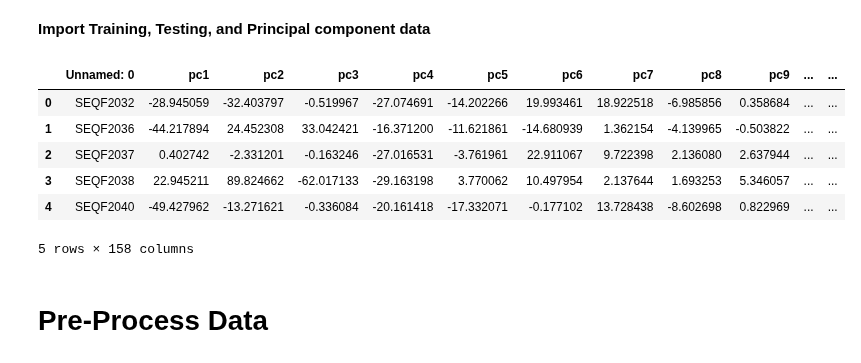
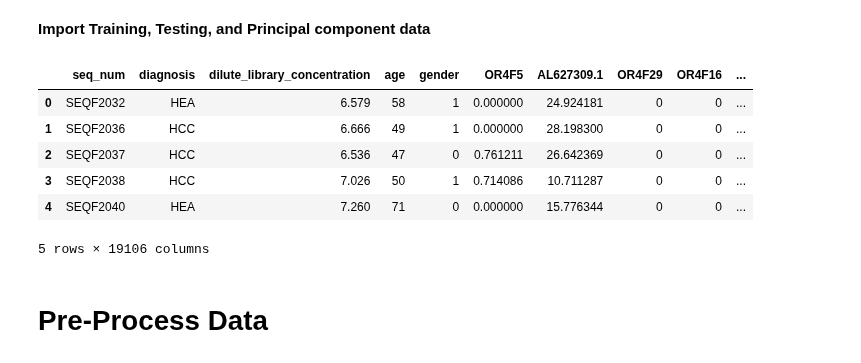
Before and after one commit to meghutch/Multi_Cancer_DL, a Jupyter notebook: 03_Analysis/Pre-processing.ipynb, the cells around one changed output. Saved outputs shown, nothing was run; the diff lists cells and outputs as text; code cells hidden in the pictures.

```diff
--- a/03_Analysis/Pre-processing.ipynb
+++ b/03_Analysis/Pre-processing.ipynb
@@ -46,14 +42,13 @@ genesTest_transformed_90 = pd.read_csv('02_Processed_Data/genesTest_transformed_
 # %%
 mcTrain.head()
-genesTrain_transformed_90.head()
 # %% [output]
-|  | Unnamed: 0 | pc1 | pc2 | pc3 | pc4 | pc5 | pc6 | pc7 | pc8 | pc9 | ... | ... |
-| 0 | SEQF2032 | -28.945059 | -32.403797 | -0.519967 | -27.074691 | -14.202266 | 19.993461 | 18.922518 | -6.985856 | 0.358684 | ... | ... |
-| 1 | SEQF2036 | -44.217894 | 24.452308 | 33.042421 | -16.371200 | -11.621861 | -14.680939 | 1.362154 | -4.139965 | -0.503822 | ... | ... |
-| 2 | SEQF2037 | 0.402742 | -2.331201 | -0.163246 | -27.016531 | -3.761961 | 22.911067 | 9.722398 | 2.136080 | 2.637944 | ... | ... |
-| 3 | SEQF2038 | 22.945211 | 89.824662 | -62.017133 | -29.163198 | 3.770062 | 10.497954 | 2.137644 | 1.693253 | 5.346057 | ... | ... |
-| 4 | SEQF2040 | -49.427962 | -13.271621 | -0.336084 | -20.161418 | -17.332071 | -0.177102 | 13.728438 | -8.602698 | 0.822969 | ... | ... |
+|  | seq_num | diagnosis | dilute_library_concentration | age | gender | OR4F5 | AL627309.1 | OR4F29 | OR4F16 | ... |
+| 0 | SEQF2032 | HEA | 6.579 | 58 | 1 | 0.000000 | 24.924181 | 0 | 0 | ... |
+| 1 | SEQF2036 | HCC | 6.666 | 49 | 1 | 0.000000 | 28.198300 | 0 | 0 | ... |
+| 2 | SEQF2037 | HCC | 6.536 | 47 | 0 | 0.761211 | 26.642369 | 0 | 0 | ... |
+| 3 | SEQF2038 | HCC | 7.026 | 50 | 1 | 0.714086 | 10.711287 | 0 | 0 | ... |
+| 4 | SEQF2040 | HEA | 7.260 | 71 | 0 | 0.000000 | 15.776344 | 0 | 0 | ... |
-5 rows × 158 columns
+5 rows × 19106 columns
 # %% [markdown]
 # **Pre-Process Data**
 # %%
```
Also changed, not shown: parts of 9 cells of this notebook.
